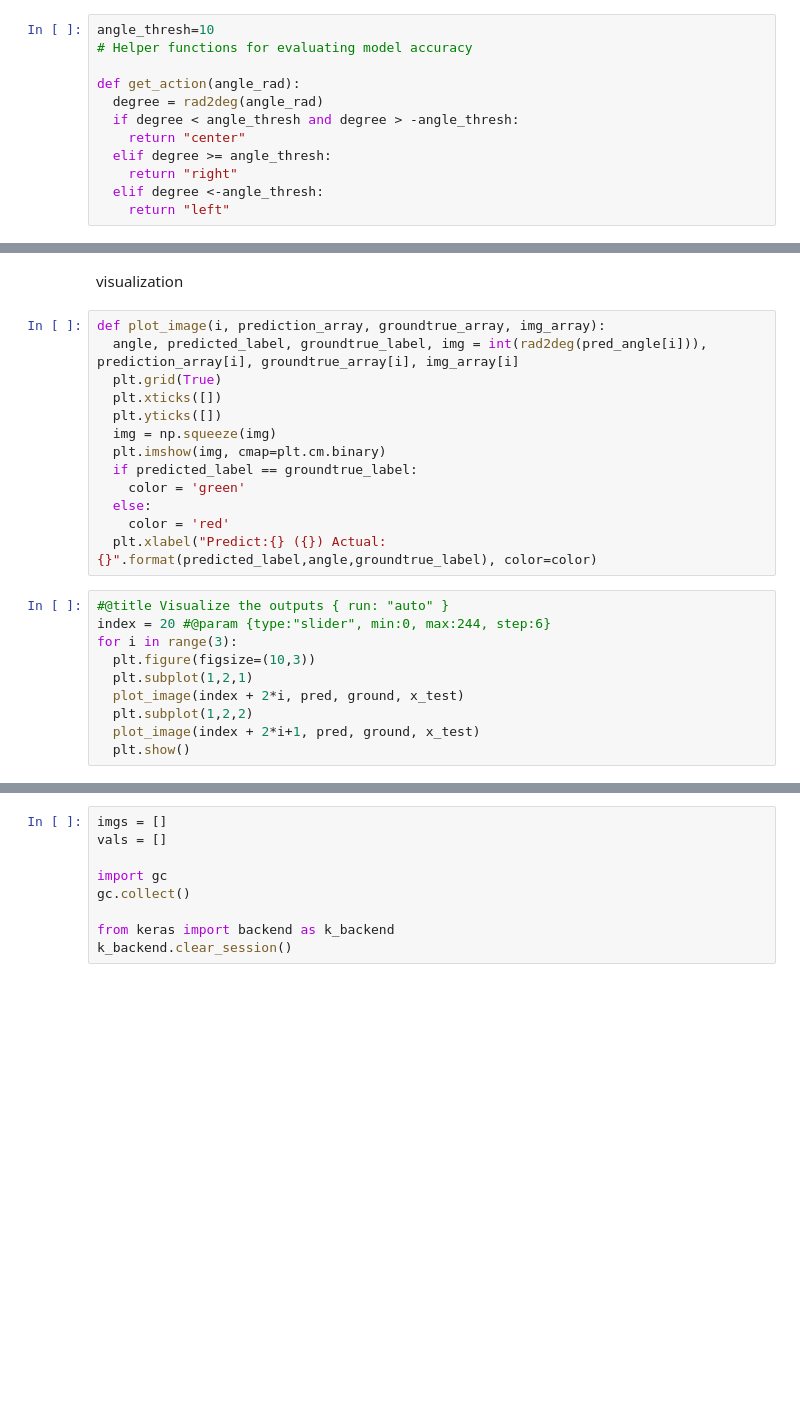
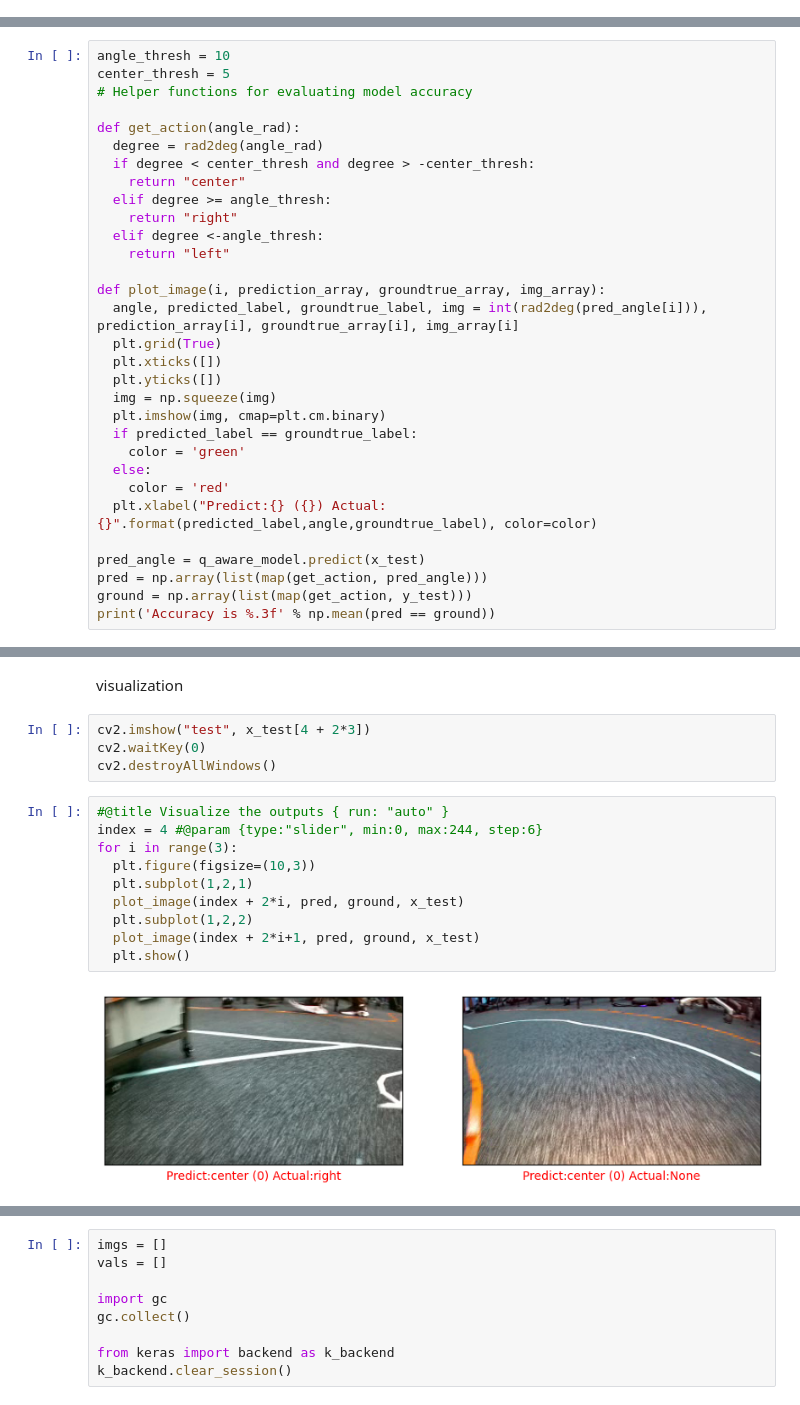
Before and after one commit to woflydev/odyssey_nnn, a Jupyter notebook: utils/notebooks/backup_training.ipynb, the cells around one changed output, grey strips where cells are left out. Cells and saved outputs as stored; diff of their text form; blank space fills up the shorter version.

```diff
--- a/utils/notebooks/backup_training.ipynb
+++ b/utils/notebooks/backup_training.ipynb
@@ -410,13 +391 @@ Epoch 2/20
 KeyboardInterrupt:
-# %%
-angle_thresh=10
-# Helper functions for evaluating model accuracy
-
-def get_action(angle_rad):
-  degree = rad2deg(angle_rad)
-  if degree < angle_thresh and degree > -angle_thresh:
-    return "center"
-  elif degree >= angle_thresh:
-    return "right"
-  elif degree <-angle_thresh:
-    return "left"
@@ -427,0 +392,31 @@ print('Accuracy is %.3f' % np.mean(pred == ground))
+# %%
+angle_thresh = 10
+center_thresh = 5
+# Helper functions for evaluating model accuracy
+
+def get_action(angle_rad):
+  degree = rad2deg(angle_rad)
+  if degree < center_thresh and degree > -center_thresh:
+    return "center"
+  elif degree >= angle_thresh:
+    return "right"
+  elif degree <-angle_thresh:
+    return "left"
+
+def plot_image(i, prediction_array, groundtrue_array, img_array):
+  angle, predicted_label, groundtrue_label, img = int(rad2deg(pred_angle[i])), prediction_array[i], groundtrue_array[i], img_array[i]
+  plt.grid(True)
+  plt.xticks([])
+  plt.yticks([])
+  img = np.squeeze(img)
+  plt.imshow(img, cmap=plt.cm.binary)
+  if predicted_label == groundtrue_label:
+    color = 'green'
+  else:
+    color = 'red'
+  plt.xlabel("Predict:{} ({}) Actual:{}".format(predicted_label,angle,groundtrue_label), color=color)
+
+pred_angle = q_aware_model.predict(x_test)
+pred = np.array(list(map(get_action, pred_angle)))
+ground = np.array(list(map(get_action, y_test)))
+print('Accuracy is %.3f' % np.mean(pred == ground))
@@ -428,25 +426,18 @@ print('Accuracy is %.3f' % np.mean(pred == ground))
 # %% [markdown]
 visualization
-# %%
-def plot_image(i, prediction_array, groundtrue_array, img_array):
-  angle, predicted_label, groundtrue_label, img = int(rad2deg(pred_angle[i])), prediction_array[i], groundtrue_array[i], img_array[i]
-  plt.grid(True)
-  plt.xticks([])
-  plt.yticks([])
-  img = np.squeeze(img)
-  plt.imshow(img, cmap=plt.cm.binary)
-  if predicted_label == groundtrue_label:
-    color = 'green'
-  else:
-    color = 'red'
-  plt.xlabel("Predict:{} ({}) Actual:{}".format(predicted_label,angle,groundtrue_label), color=color)
+# %%
+cv2.imshow("test", x_test[4 + 2*3])
+cv2.waitKey(0)
+cv2.destroyAllWindows()
 # %%
 #@title Visualize the outputs { run: "auto" }
-index = 20 #@param {type:"slider", min:0, max:244, step:6}
+index = 4 #@param {type:"slider", min:0, max:244, step:6}
 for i in range(3):
   plt.figure(figsize=(10,3))
   plt.subplot(1,2,1)
   plot_image(index + 2*i, pred, ground, x_test)
   plt.subplot(1,2,2)
   plot_image(index + 2*i+1, pred, ground, x_test)
   plt.show()
+# %% [output]
+[figure, added]
```
Also changed, not shown: parts of 11 cells of this notebook, 2 other files.
